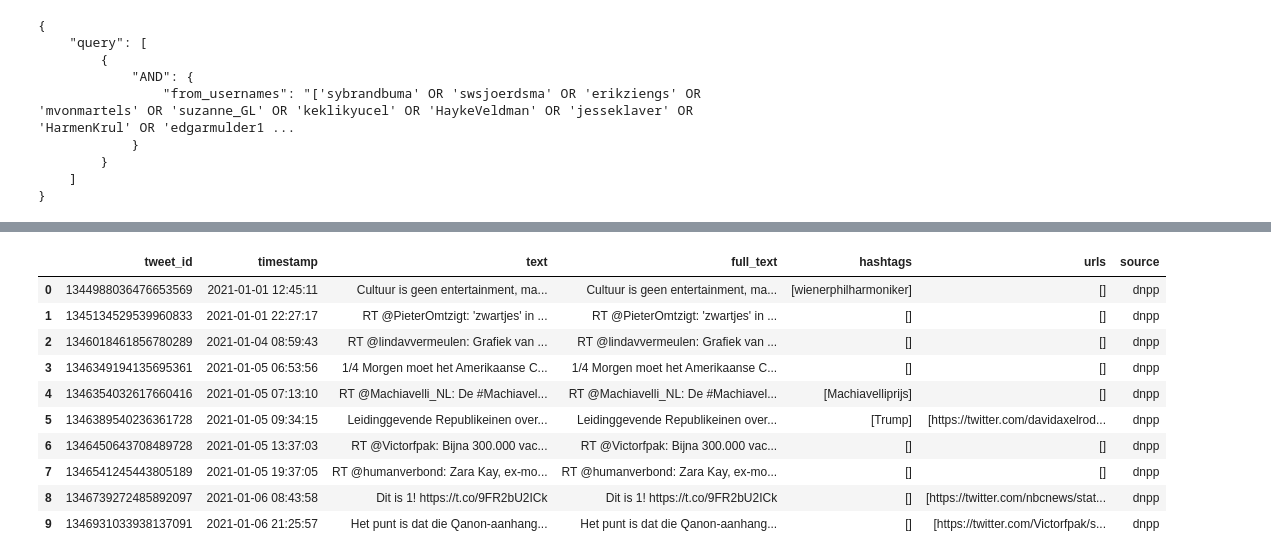
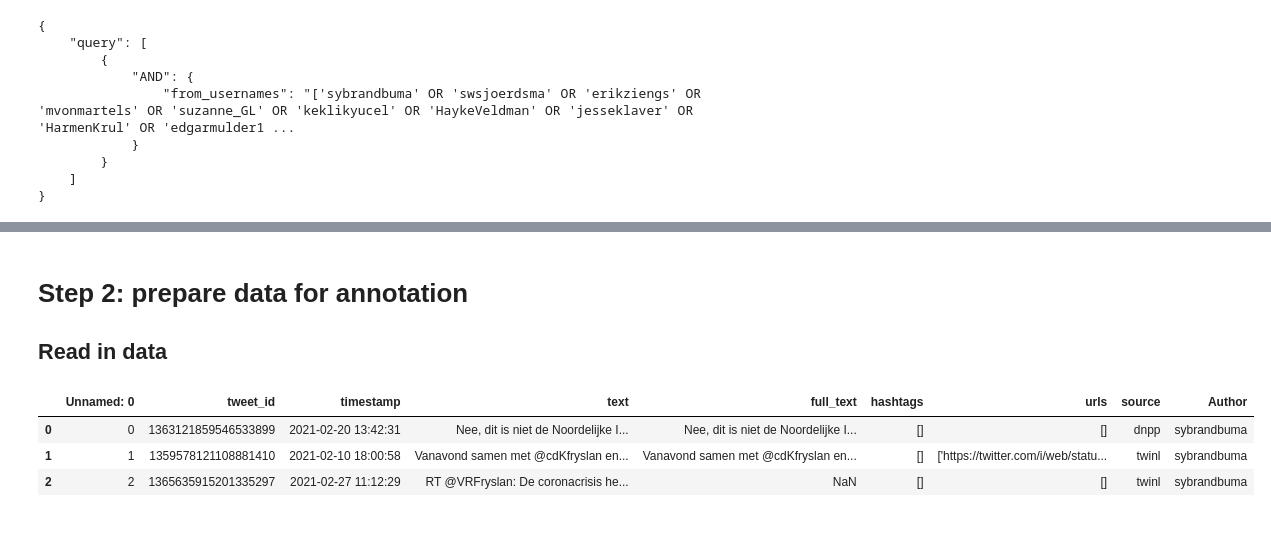
Before and after one commit to annekroon/AnnoBias, a Jupyter notebook: data/TwiXL_get_MPs.ipynb, the cells around one changed output, grey strips where cells are left out. Cells and saved outputs as stored; diff of their text form; code cells hidden in the pictures; blank space fills up the shorter version.

```diff
--- a/data/TwiXL_get_MPs.ipynb
+++ b/data/TwiXL_get_MPs.ipynb
@@ -104,17 +142,23 @@ df = search_results.to_pandas()
+# %% [markdown]
+# Step 2: prepare data for annotation
+
+## Read in data
+# %%
+import numpy as np
+import seaborn as sns
+import matplotlib.pyplot as plt
+from sklearn.model_selection import train_test_split
+# Set a random seed for reproducibility
+np.random.seed(42)
+
+final_df = pd.read_csv('full_twitter_data.csv')
 # %%
 #display first 10 rows
-df.head(10)
+final_df.head(3)
 # %% [output]
-|  | tweet_id | timestamp | text | full_text | hashtags | urls | source |
-| 0 | 1344988036476653569 | 2021-01-01 12:45:11 | Cultuur is geen entertainment, ma... | Cultuur is geen entertainment, ma... | [wienerphilharmoniker] | [] | dnpp |
-| 1 | 1345134529539960833 | 2021-01-01 22:27:17 | RT @PieterOmtzigt: 'zwartjes' in ... | RT @PieterOmtzigt: 'zwartjes' in ... | [] | [] | dnpp |
-| 2 | 1346018461856780289 | 2021-01-04 08:59:43 | RT @lindavvermeulen: Grafiek van ... | RT @lindavvermeulen: Grafiek van ... | [] | [] | dnpp |
-| 3 | 1346349194135695361 | 2021-01-05 06:53:56 | 1/4 Morgen moet het Amerikaanse C... | 1/4 Morgen moet het Amerikaanse C... | [] | [] | dnpp |
-| 4 | 1346354032617660416 | 2021-01-05 07:13:10 | RT @Machiavelli_NL: De #Machiavel... | RT @Machiavelli_NL: De #Machiavel... | [Machiavelliprijs] | [] | dnpp |
-| 5 | 1346389540236361728 | 2021-01-05 09:34:15 | Leidinggevende Republikeinen over... | Leidinggevende Republikeinen over... | [Trump] | [https://twitter.com/davidaxelrod... | dnpp |
-| 6 | 1346450643708489728 | 2021-01-05 13:37:03 | RT @Victorfpak: Bijna 300.000 vac... | RT @Victorfpak: Bijna 300.000 vac... | [] | [] | dnpp |
-| 7 | 1346541245443805189 | 2021-01-05 19:37:05 | RT @humanverbond: Zara Kay, ex-mo... | RT @humanverbond: Zara Kay, ex-mo... | [] | [] | dnpp |
-| 8 | 1346739272485892097 | 2021-01-06 08:43:58 | Dit is 1! https://t.co/9FR2bU2ICk | Dit is 1! https://t.co/9FR2bU2ICk | [] | [https://twitter.com/nbcnews/stat... | dnpp |
-| 9 | 1346931033938137091 | 2021-01-06 21:25:57 | Het punt is dat die Qanon-aanhang... | Het punt is dat die Qanon-aanhang... | [] | [https://twitter.com/Victorfpak/s... | dnpp |
+|  | Unnamed: 0 | tweet_id | timestamp | text | full_text | hashtags | urls | source | Author |
+| 0 | 0 | 1363121859546533899 | 2021-02-20 13:42:31 | Nee, dit is niet de Noordelijke I... | Nee, dit is niet de Noordelijke I... | [] | [] | dnpp | sybrandbuma |
+| 1 | 1 | 1359578121108881410 | 2021-02-10 18:00:58 | Vanavond samen met @cdKfryslan en... | Vanavond samen met @cdKfryslan en... | [] | ['https://twitter.com/i/web/statu... | twinl | sybrandbuma |
+| 2 | 2 | 1365635915201335297 | 2021-02-27 11:12:29 | RT @VRFryslan: De coronacrisis he... | NaN | [] | [] | twinl | sybrandbuma |
 # %%
 # Plot the number of tweets from different datasets.
```
Also changed, not shown: parts of 45 cells of this notebook, 1 other file.
